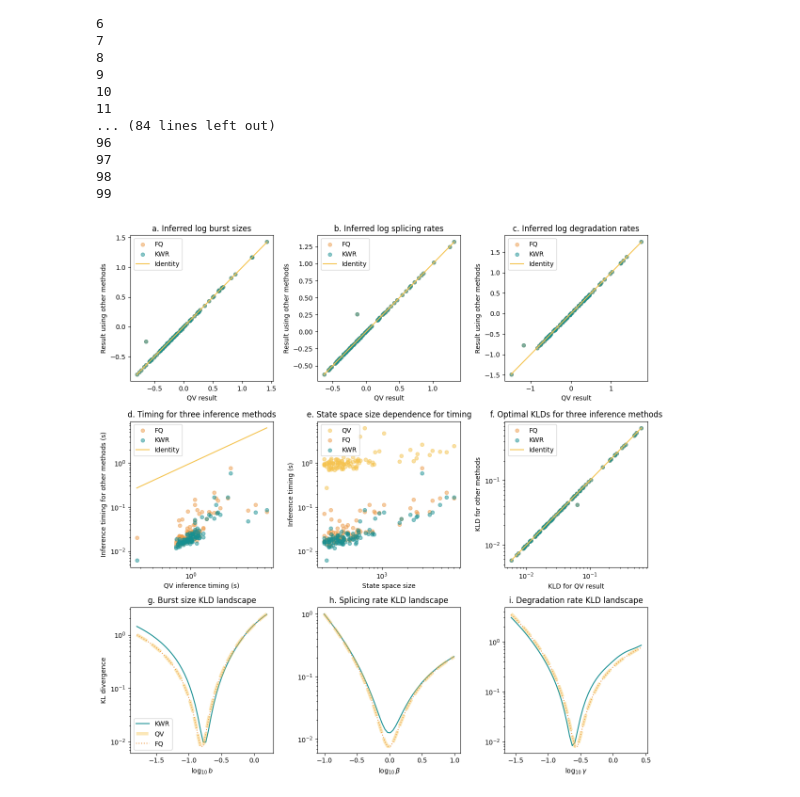
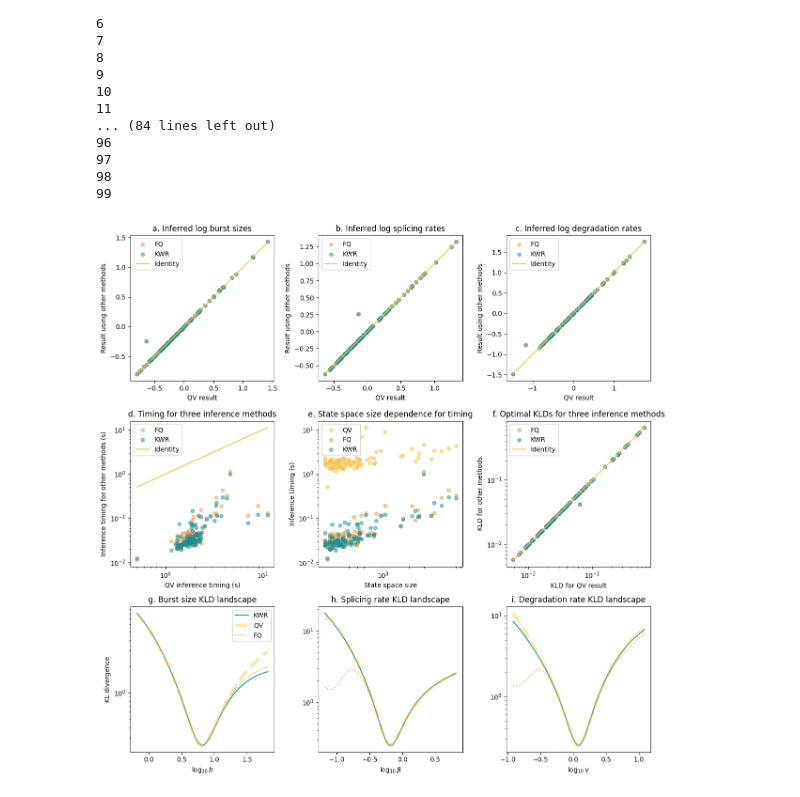
Before and after one commit to mtcarilli/GCCP_2022, a Jupyter notebook: standalone_monod_demo.ipynb, the cells around one changed output. Cells and saved outputs as stored; diff of their text form; code cells hidden in the pictures.

```diff
--- a/standalone_monod_demo.ipynb
+++ b/standalone_monod_demo.ipynb
@@ -402,41 +402,6 @@ for k in range(3):
     ax1[0,k].set_ylabel('Result using other methods')
     ax1[0,k].legend()
 
-# k=0
-# lf = np.log10(fanos[0]-1)
-# # ax1[0,k].scatter(lf,pars_qv[:,k],ms,color_qv,alpha=alf,label='QV')
-# ax1[0,k].scatter(lf,pars_fq[:,k],ms,color_fq,alpha=alf,label='FQ')
-# # ax1[0,k].scatter(lf,pars_nn[:,k],ms,color_nn,alpha=alf,label='nnNB')
-# ax1[0,k].scatter(lf,pars_nn10[:,k],ms,color_nn10,alpha=alf,label='KWR')
-# # ax1[0,k].scatter(lf,np.log10(fanos[0]-1),ms,'k',alpha=alf,label='True')
-# xl = [lf.min(),lf.max()]
-# # ax1[0,k].scatter(pars_qv[:,k],pars_fq[:,k],ms,color_fq,alpha=alf,label='FQ')
-# # ax1[0,k].scatter(pars_qv[:,k],pars_nn10[:,k],ms,color_nn10,alpha=alf,label='KWR')
-# # ax1[0,k].scatter(pars_qv[:,k],np.log10(fanos[0]-1),ms,'k',alpha=alf,label='True')
-# # xl = [pars_qv[:,k].min(),pars_qv[:,k].max()]
-# ax1[0,k].plot(xl,xl,'-',color=color_qv,label='Identity')
-# ax1[0,k].set_xlabel('Observed Fano')
-# ax1[0,k].set_ylabel('Methods'' fits')
-# ax1[0,k].legend()
-# k=0
-# ax1[0,k].scatter(pars_qv[:,0]-pars_qv[:,1],pars_fq[:,0]-pars_fq[:,1],ms,color_fq,alpha=alf,label='FQ')
-# ax1[0,k].scatter(pars_qv[:,0]-pars_qv[:,1],pars_nn10[:,0]-pars_nn10[:,1],ms,color_nn10,alpha=alf,label='KWR')
-# ax1[0,k].scatter(pars_qv[:,0]-pars_qv[:,1],np.log10(means[0]),ms,'k',alpha=alf,label='True')
-# xl = [(pars_qv[:,0]-pars_qv[:,1]).min(),(pars_qv[:,0]-pars_qv[:,1]).max()]
-# ax1[0,k].plot(xl,xl,'-',color=color_qv,label='Identity')
-# ax1[0,k].set_xlabel('QV nas mean')
-# ax1[0,k].set_ylabel('Result using other methods')
-# ax1[0,k].legend()
-
-# k=1
-# ax1[0,k].scatter(pars_qv[:,0]-pars_qv[:,2],pars_fq[:,0]-pars_fq[:,2],ms,color_fq,alpha=alf,label='FQ')
-# ax1[0,k].scatter(pars_qv[:,0]-pars_qv[:,2],pars_nn10[:,0]-pars_nn10[:,2],ms,color_nn10,alpha=alf,label='KWR')
-# ax1[0,k].scatter(pars_qv[:,0]-pars_qv[:,2],np.log10(means[1]),ms,'k',alpha=alf,label='True')
-# xl = [(pars_qv[:,0]-pars_qv[:,2]).min(),(pars_qv[:,0]-pars_qv[:,2]).max()]
-# ax1[0,k].plot(xl,xl,'-',color=color_qv,label='Identity')
-# ax1[0,k].set_xlabel('QV mat mean')
-# ax1[0,k].set_ylabel('Result using other methods')
-# ax1[0,k].legend()
 
 ax1[1,0].scatter(t_qv,t_fq,ms,color_fq,alpha=alf,label='FQ')
 # ax1[1,0].scatter(t_qv,t_nn,ms,color_nn,alpha=alf,label='nnNB')
@@ -471,7 +436,7 @@ ax1[1,2].legend()
 ax1[1,2].set_xlabel('KLD for QV result')
 ax1[1,2].set_ylabel('KLD for other methods')
 
-gind = 1
+gind = 2
 param_names = fitmodel_nn10.get_log_name_str()
 n_pts = 50
 for k in range(3):
@@ -487,31 +452,31 @@ for k in range(3):
 
         # kld_nn.append(fitmodel_nn.eval_model_kld(p_, search_data.M[:,gind], "None", search_data.hist[gind]))
         kld_nn10.append(fitmodel_nn10.eval_model_kld(p_, search_data.M[:,gind], "None", search_data.hist[gind]))
         kld_qv.append(fitmodel_qv.eval_model_kld(p_, search_data_hf.M[:,gind], "None", search_data_hf.hist[gind]))
         kld_fq.append(fitmodel_fq.eval_model_kld(p_, search_data.M[:,gind], "None", search_data.hist[gind]))
 #     ax1[2,k].plot(domain,kld_nn,'-',color=color_nn,label='nnNB')
     ax1[2,k].plot(domain,kld_nn10,'-',color=color_nn10,label='KWR')
     ax1[2,k].plot(domain,kld_qv,'--',color=color_qv,linewidth=5,alpha=0.4,label='QV')
     ax1[2,k].plot(domain,kld_fq,':',color=color_fq,alpha=1,label='FQ')
     ax1[2,k].set_xlabel(param_names[k])
     ax1[2,k].set_yscale('log')
     if k==0:
         ax1[2,k].legend()
         ax1[2,k].set_ylabel('KL divergence')
 
 ax1[0,0].set_title('a. Inferred log burst sizes')
 ax1[0,0].set_title('a. Inferred log burst sizes')
 ax1[0,1].set_title('b. Inferred log splicing rates')
 ax1[0,2].set_title('c. Inferred log degradation rates')
 ax1[1,0].set_title('d. Timing for three inference methods')
 ax1[1,1].set_title('e. State space size dependence for timing')
 ax1[1,2].set_title('f. Optimal KLDs for three inference methods')
 ax1[2,0].set_title('g. Burst size KLD landscape')
 ax1[2,1].set_title('h. Splicing rate KLD landscape')
 ax1[2,2].set_title('i. Degradation rate KLD landscape')
 
 plt.tight_layout()
 # plt.savefig('./figs/monod.png',dpi=450)
 # plt.savefig('./figs/monod.pdf')
 # %% [output]
-[figure, old version]
+[figure, new version]
```
Also changed, not shown: parts of 5 cells of this notebook.
